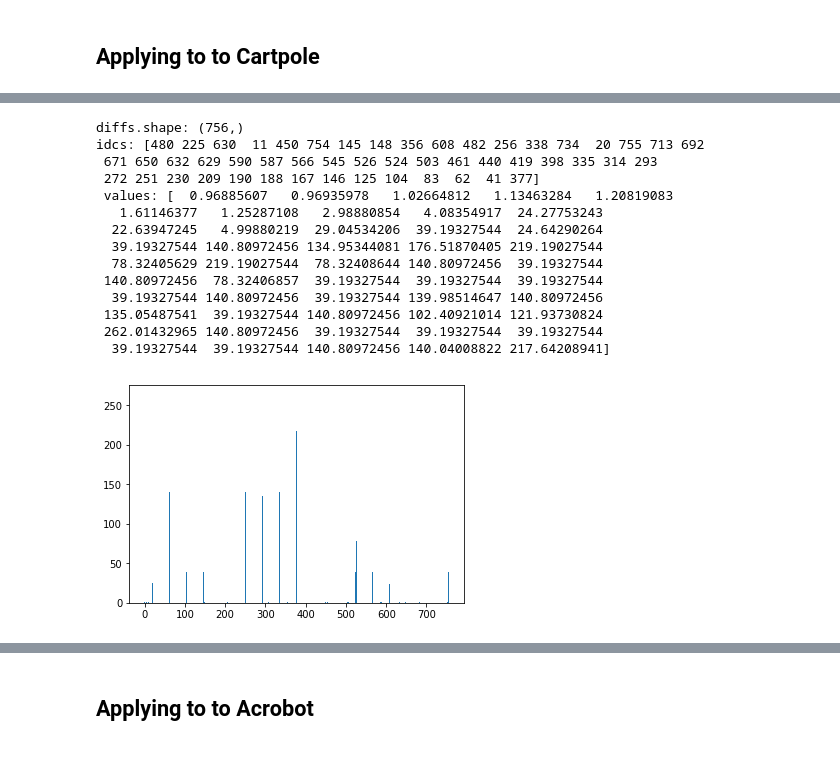
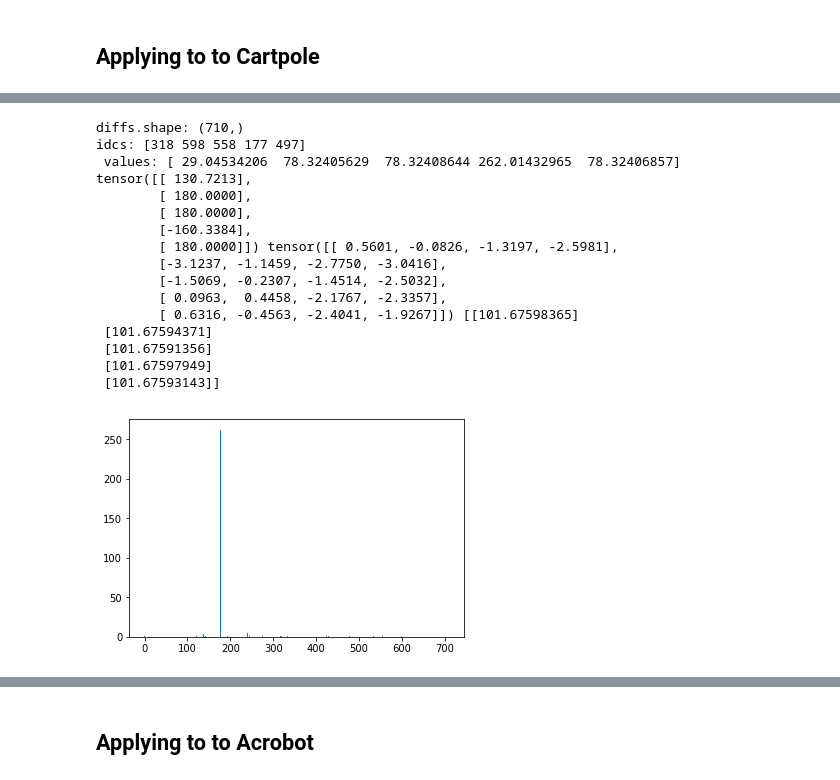
Before and after one commit to robert-verkuil/drake-pytorch, a Jupyter notebook: python/Igor's Block-Alternating Optimization.ipynb, the cells around one changed output, grey strips where cells are left out. Cells and saved outputs as stored; diff of their text form; code cells hidden in the pictures.

Commit message:
In the middle of scaling up cartpole

```diff
--- a/python/Igor's Block-Alternating Optimization.ipynb
+++ b/python/Igor's Block-Alternating Optimization.ipynb
@@ -94,7 +91,7 @@ truncating
 # %% [markdown]
 ## Applying to to Cartpole
 # %%
-num_trajectories = 6**2
+num_trajectories = 100**2
 # ic_gen = lambda: initial_conditions_grid(num_trajectories, (0., 2*math.pi), (-5., 5.))
 # ic_gen = lambda: initial_conditions_random(num_trajectories, (0., 2*math.pi), (-5., 5.))
 # ic_list = np.hstack((ic_gen(), ic_gen()))
@@ -102,16 +99,17 @@ num_trajectories = 6**2
 # state_limits = (-5./2, 5./2)
 
 from multiple_traj_opt import (initial_conditions_random_all_dims)
-x_lim     = (-5./2, 5./2)
+x_lim     = (-1., 1.)
 t_lim     = (0., 2*math.pi)
-x_dot_lim = (-5./2, 5./2)
-t_dot_lim = (-5./2, 5./2)
+x_dot_lim = (-1., 1.)
+t_dot_lim = (-1., 1.) #(-5./2, 5./2)
 ic_list = initial_conditions_random_all_dims(num_trajectories, (x_lim, t_lim, x_dot_lim, t_dot_lim) )
-# print(ic_list[0])
+# for i, ic in enumerate(ic_list):
+#     print("{} ({: .2f} {: .2f} {: .2f} {: .2f})".format(i, *ic))
 # %%
-%matplotlib inline
+# %matplotlib inline
 from traj.vi_utils import do_dircol_cartpole
-# trajectories, dircols = igor_traj_opt_serial(do_dircol_cartpole, ic_list, torque_limit=180., should_vis=False)#, num_samples=16, min_timestep=0.1, max_timestep=0.5)
-trajectories, dircols = igor_traj_opt_parallel(do_dircol_cartpole, ic_list, torque_limit=180., should_vis=False)#, num_samples=16, min_timestep=0.1, max_timestep=0.5)
+# trajectories, dircols, results = igor_traj_opt_serial(do_dircol_cartpole, ic_list, torque_limit=180., should_vis=False)#, num_samples=16, min_timestep=0.1, max_timestep=0.5)
+trajectories, dircols, results = igor_traj_opt_parallel(do_dircol_cartpole, ic_list, torque_limit=250., should_vis=False, num_samples=21, min_timestep=0.1, max_timestep=0.4)
 # %% [output]
 result=SolutionResult.kInfeasibleConstraints
@@ -143,6 +151,7 @@ net = kNetConstructor()
 import time
 start = time.time()
 # igor_supervised_learning(trajectories, net, use_prox=False, iter_repeat=1000, EPOCHS=10, lr=1e-2)
-igor_supervised_learning_cuda(trajectories, net, use_prox=False, iter_repeat=2000, EPOCHS=50, lr=5e-3)
+# igor_supervised_learning_cuda(trajectories, net, use_prox=False, iter_repeat=2000, EPOCHS=50, lr=5e-3)
+igor_supervised_learning_cuda(trajectories, net, use_prox=False, iter_repeat=10, EPOCHS=50, lr=1e-3)
 print("took {}".format(time.time() - start))
 # %% [output]
@@ -166,3 +175,3 @@ took 278.424452066
 # %%
-igor_supervised_learning_cuda(trajectories, net, use_prox=False, iter_repeat=2000, EPOCHS=20, lr=2e-3)
+igor_supervised_learning_cuda(trajectories, net, use_prox=False, iter_repeat=10, EPOCHS=50, lr=4e-3)
 # %% [output]
@@ -186,35 +195,47 @@ Finished Training
 # %%
 # Let’s check which paths are causing a problem for us and see if removing them might help.
 all_inputs = np.vstack([np.expand_dims(traj[1], axis=0) for traj in trajectories])
 all_labels = np.vstack([np.expand_dims(traj[2], axis=0) for traj in trajectories])
 all_inputs = all_inputs.reshape(-1, all_inputs.shape[-1])
 all_labels = all_labels.reshape(-1, all_labels.shape[-1])
+safe_idcs = []
+for i in range(all_labels.shape[0]):
+    inp, label = all_inputs[i], all_labels[i]
+    if not np.allclose(inp, (0.0000e+00,  3.1416e+00,  0.0000e+00,  0.0000e+00), atol=1e-2):
+        safe_idcs.append(i)
+# print("safe_idcs: ", safe_idcs)
+all_inputs = all_inputs[safe_idcs]
+all_labels = all_labels[safe_idcs]
+
 inputs = torch.tensor(all_inputs)
 labels = torch.tensor(all_labels)
 net.cpu()
 outputs = net(inputs)
 diffs = np.abs((labels - outputs).clone().detach().numpy()).reshape((1, -1))[0]
 print("diffs.shape: {}".format(diffs.shape))
-K = 50
+K = 5
 plt.bar(np.arange(len(diffs)), diffs, align='center') # <- Comment this out?
-idcs = np.argpartition(diffs, -K)[-K:]0
+idcs = np.argpartition(diffs, -K)[-K:]
 values = diffs[idcs]
 print("idcs: {} \n values: {}".format(idcs, values))
+print(labels[idcs], inputs[idcs], outputs.clone().detach().numpy()[idcs])
 # %% [output]
-diffs.shape: (756,)
-idcs: [480 225 630  11 450 754 145 148 356 608 482 256 338 734  20 755 713 692
- 671 650 632 629 590 587 566 545 526 524 503 461 440 419 398 335 314 293
- 272 251 230 209 190 188 167 146 125 104  83  62  41 377]
- values: [  0.96885607   0.96935978   1.02664812   1.13463284   1.20819083
-   1.61146377   1.25287108   2.98880854   4.08354917  24.27753243
-  22.63947245   4.99880219  29.04534206  39.19327544  24.64290264
-  39.19327544 140.80972456 134.95344081 176.51870405 219.19027544
-  78.32405629 219.19027544  78.32408644 140.80972456  39.19327544
- 140.80972456  78.32406857  39.19327544  39.19327544  39.19327544
-  39.19327544 140.80972456  39.19327544 139.98514647 140.80972456
- 135.05487541  39.19327544 140.80972456 102.40921014 121.93730824
- 262.01432965 140.80972456  39.19327544  39.19327544  39.19327544
-  39.19327544  39.19327544 140.80972456 140.04008822 217.64208941]
+diffs.shape: (710,)
+idcs: [318 598 558 177 497]
+ values: [ 29.04534206  78.32405629  78.32408644 262.01432965  78.32406857]
+tensor([[ 130.7213],
+        [ 180.0000],
+        [ 180.0000],
+        [-160.3384],
+        [ 180.0000]]) tensor([[ 0.5601, -0.0826, -1.3197, -2.5981],
+        [-3.1237, -1.1459, -2.7750, -3.0416],
+        [-1.5069, -0.2307, -1.4514, -2.5032],
+        [ 0.0963,  0.4458, -2.1767, -2.3357],
+        [ 0.6316, -0.4563, -2.4041, -1.9267]]) [[101.67598365]
+ [101.67594371]
+ [101.67591356]
+ [101.67597949]
+ [101.67593143]]
-[figure, old version]
+[figure, new version]
 # %%
 from igor import (
```
Also changed, not shown: parts of 8 cells of this notebook, 7 other files.
